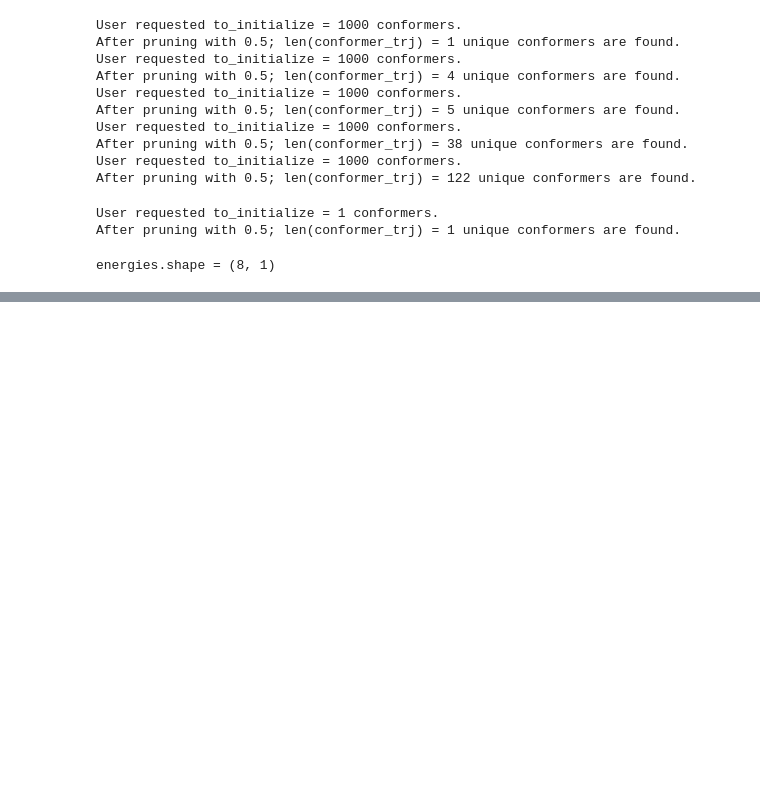
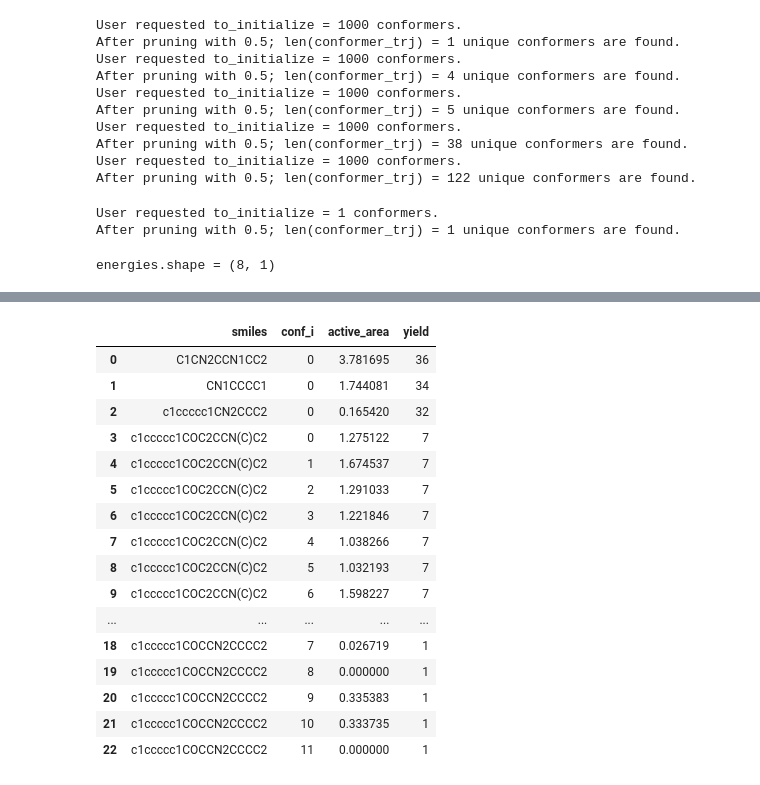
Before and after one commit to schwallergroup/CFT, a Jupyter notebook: examples/sarina_cat/sarina.ipynb, the cells around one changed output, grey strips where cells are left out. Saved outputs shown, nothing was run; the diff lists cells and outputs as text; code cells hidden in the pictures; blank space fills up the shorter version.

```diff
--- a/examples/sarina_cat/sarina.ipynb
+++ b/examples/sarina_cat/sarina.ipynb
@@ -124,0 +100,49 @@ view(view_trj)
+# %%
+yields = {
+    'C1CN2CCN1CC2': 36,
+    'CN1CCCC1': 34,
+    'c1ccccc1CN2CCC2': 32,
+    'c1ccccc1COC2CCN(C)C2': 7,
+    'c1ccccc1COCCN2CCCC2': 1
+}
+
+vals = []
+
+for i, a in enumerate(out_traj):
+    vals += list(a.arrays['e_ClC_0'])
+
+min = np.min(vals)
+max = min+.7
+
+
+df = []
+for i, a in enumerate(out_traj):
+
+    active_area = np.sum((a.arrays['e_ClC_0'] < max)  * a.arrays['area'])
+    info = cats_traj[i].info
+    info['active_area'] = active_area
+    df.append(info)
+
+
+df = pd.DataFrame(df)
+df['yield'] = [yields[smi] for smi in df.smiles.values]
+
+df
+# %% [output]
+|  | smiles | conf_i | active_area | yield |
+| 0 | C1CN2CCN1CC2 | 0 | 3.781695 | 36 |
+| 1 | CN1CCCC1 | 0 | 1.744081 | 34 |
+| 2 | c1ccccc1CN2CCC2 | 0 | 0.165420 | 32 |
+| 3 | c1ccccc1COC2CCN(C)C2 | 0 | 1.275122 | 7 |
+| 4 | c1ccccc1COC2CCN(C)C2 | 1 | 1.674537 | 7 |
+| 5 | c1ccccc1COC2CCN(C)C2 | 2 | 1.291033 | 7 |
+| 6 | c1ccccc1COC2CCN(C)C2 | 3 | 1.221846 | 7 |
+| 7 | c1ccccc1COC2CCN(C)C2 | 4 | 1.038266 | 7 |
+| 8 | c1ccccc1COC2CCN(C)C2 | 5 | 1.032193 | 7 |
+| 9 | c1ccccc1COC2CCN(C)C2 | 6 | 1.598227 | 7 |
+| ... | ... | ... | ... | ... |
+| 18 | c1ccccc1COCCN2CCCC2 | 7 | 0.026719 | 1 |
+| 19 | c1ccccc1COCCN2CCCC2 | 8 | 0.000000 | 1 |
+| 20 | c1ccccc1COCCN2CCCC2 | 9 | 0.335383 | 1 |
+| 21 | c1ccccc1COCCN2CCCC2 | 10 | 0.333735 | 1 |
+| 22 | c1ccccc1COCCN2CCCC2 | 11 | 0.000000 | 1 |
```
Also changed, not shown: parts of 14 cells of this notebook.
